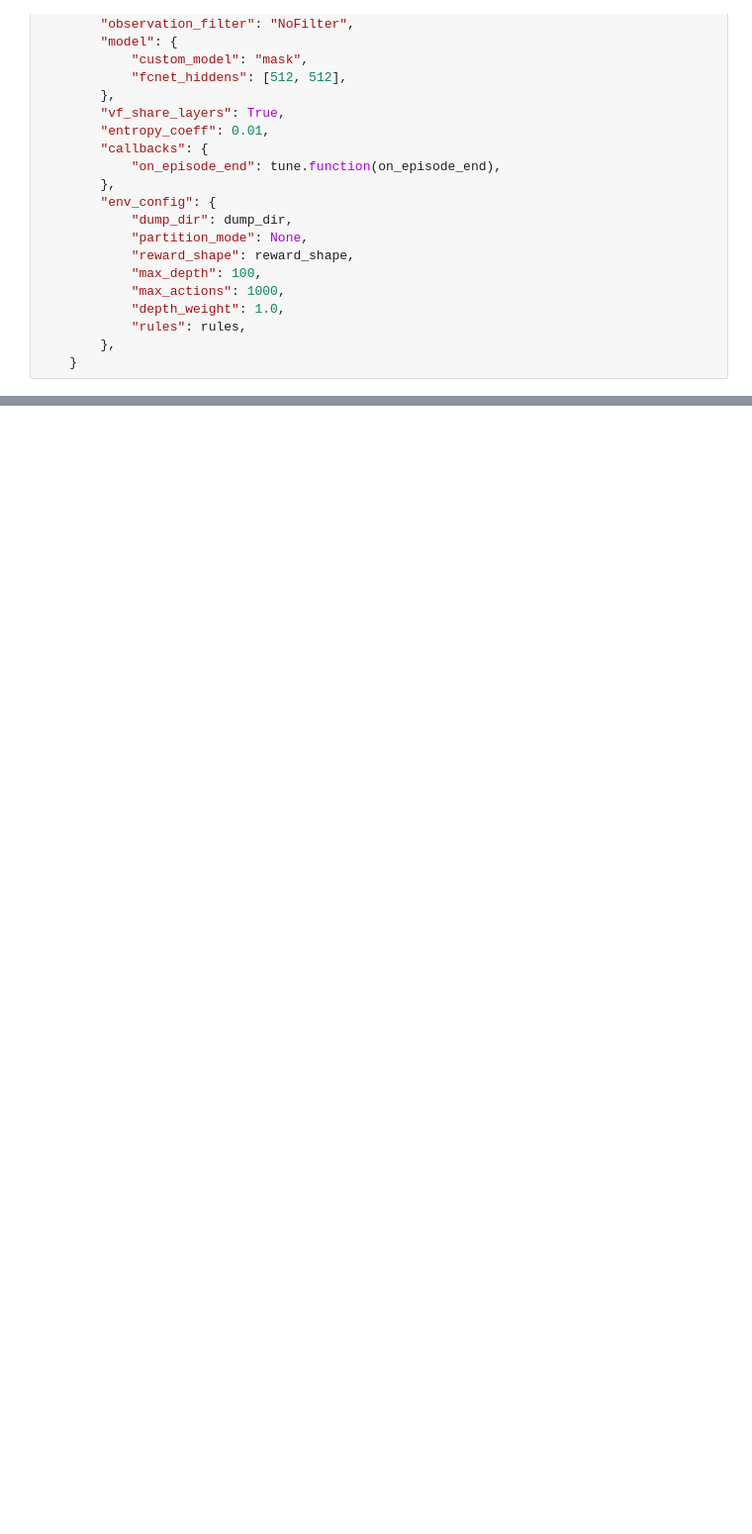
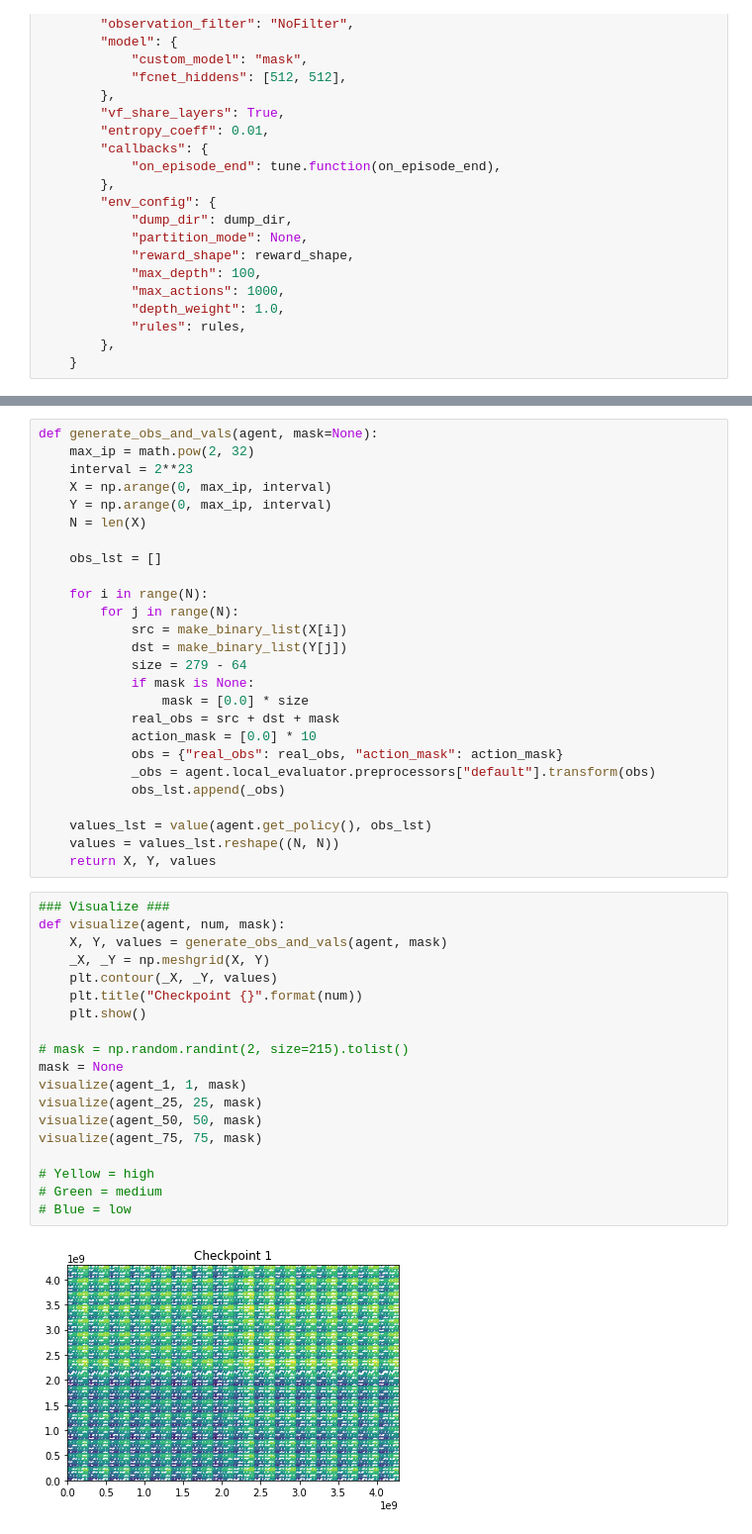
Before and after one commit to codeaudit/neurocuts-code, a Jupyter notebook: Visualize.ipynb, the cells around one changed output, grey strips where cells are left out. Shown at 99% size. Cells and saved outputs as stored; diff of their text form; blank space fills up the shorter version.

Commit message:
checkpoints

```diff
--- a/Visualize.ipynb
+++ b/Visualize.ipynb
@@ -218,0 +175,47 @@ plt.contour(X, Y, Z)
+# %%
+def generate_obs_and_vals(agent, mask=None):
+    max_ip = math.pow(2, 32)
+    interval = 2**23
+    X = np.arange(0, max_ip, interval)
+    Y = np.arange(0, max_ip, interval)
+    N = len(X)
+
+    obs_lst = []
+
+    for i in range(N):
+        for j in range(N):
+            src = make_binary_list(X[i])
+            dst = make_binary_list(Y[j])
+            size = 279 - 64
+            if mask is None:
+                mask = [0.0] * size
+            real_obs = src + dst + mask
+            action_mask = [0.0] * 10
+            obs = {"real_obs": real_obs, "action_mask": action_mask}
+            _obs = agent.local_evaluator.preprocessors["default"].transform(obs)
+            obs_lst.append(_obs)
+
+    values_lst = value(agent.get_policy(), obs_lst)
+    values = values_lst.reshape((N, N))
+    return X, Y, values
+# %%
+### Visualize ###
+def visualize(agent, num, mask):
+    X, Y, values = generate_obs_and_vals(agent, mask)
+    _X, _Y = np.meshgrid(X, Y)
+    plt.contour(_X, _Y, values)
+    plt.title("Checkpoint {}".format(num))
+    plt.show()
+
+# mask = np.random.randint(2, size=215).tolist()
+mask = None
+visualize(agent_1, 1, mask)
+visualize(agent_25, 25, mask)
+visualize(agent_50, 50, mask)
+visualize(agent_75, 75, mask)
+
+# Yellow = high
+# Green = medium
+# Blue = low
+# %% [output]
+[figure, added]
```
Also changed, not shown: parts of 18 cells of this notebook.
